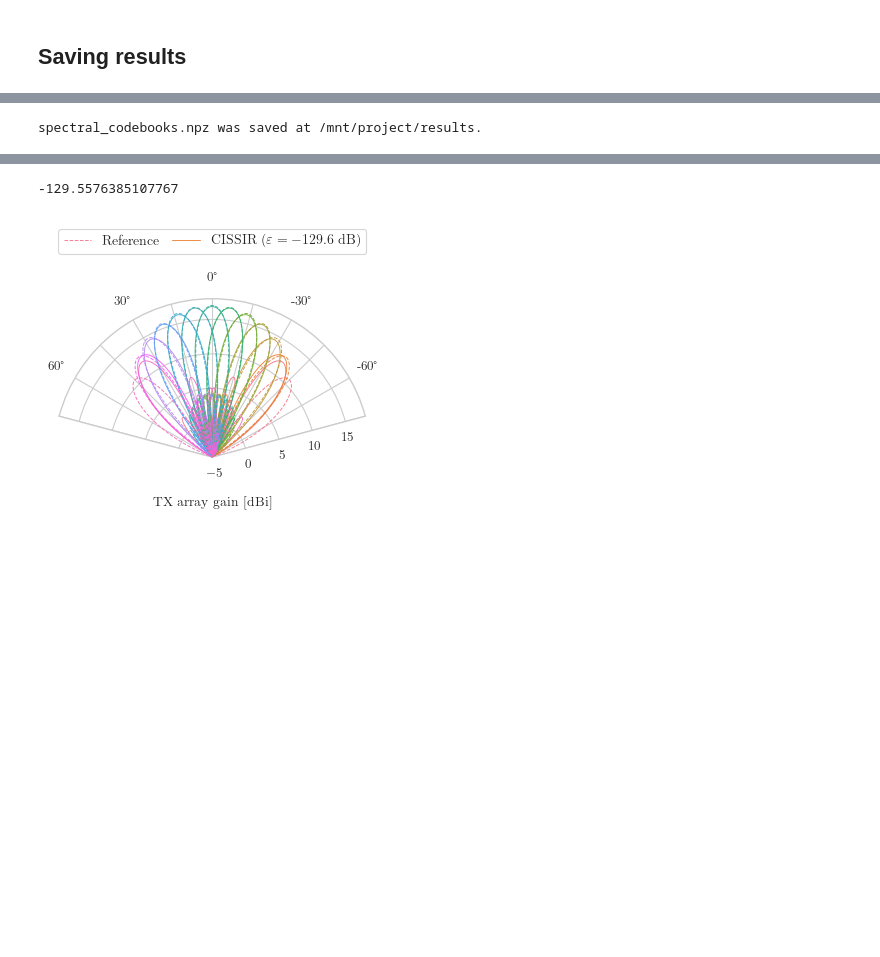
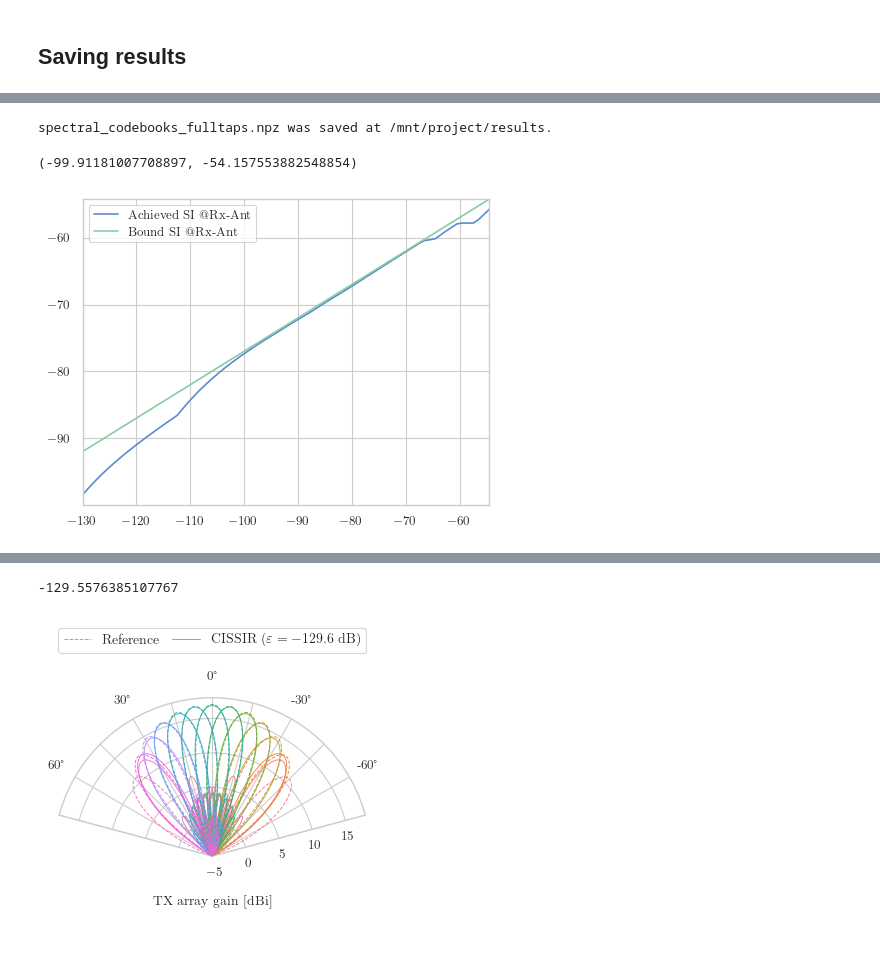
Before and after one commit to rodrihgh/CISSIR, a Jupyter notebook: notebooks/optimization/tapered_cissir.ipynb, the cells around one changed output, grey strips where cells are left out. Cells and saved outputs as stored; diff of their text form; code cells hidden in the pictures; blank space fills up the shorter version.

```diff
--- a/notebooks/optimization/tapered_cissir.ipynb
+++ b/notebooks/optimization/tapered_cissir.ipynb
@@ -233,7 +234,7 @@ rx_dev = np.array([-np.inf] + [r["rx_loss"] for r in results]).astype(float)
 
 metadata = np.array({"method": method, "phased": phased_array, "si_num_taps": si_num_taps,
                      "norm": "max"})
-fname = f"{method}_codebooks.npz"
+fname = f"{method}_codebooks_{si_num_taps}taps.npz"
 np.savez(res_path/fname, si_tgt=si_values,
          si_opt=si_achieved, tx_dev=tx_dev, rx_dev=rx_dev,
          rx_degrees=rx_degs, tx_degrees=tx_degs,
@@ -241,4 +242,4 @@ np.savez(res_path/fname, si_tgt=si_values,
          metadata=metadata)
 print(f"{fname} was saved at {res_path}.")
 # %% [output]
-spectral_codebooks.npz was saved at /mnt/project/results.
+spectral_codebooks_fulltaps.npz was saved at /mnt/project/results.
@@ -250,0 +246,13 @@ rx_mag = np.abs(rx_codebooks[si_mask,].flatten())*np.sqrt(N_r)
+# %%
+max_grx_db = pow2db(np.max(np.diag(h_si_rx).real))
+sat_bnd_db = np.array([np.max(cb_si_db(w_cb, w_cb, h_si_tx)) for w_cb in tx_codebooks])/2 + max_grx_db
+sat_opt_db = np.array([np.max(cb_si_db(w_cb, np.eye(N_r), h_si)) for w_cb in tx_codebooks])
+
+plt.plot(si_values, sat_opt_db, label="Achieved SI @Rx-Ant")
+plt.plot(si_values, sat_bnd_db, label="Bound SI @Rx-Ant")
+plt.legend()
+plt.xlim(-130, max(si_values))
+plt.ylim(min(sat_opt_db), max(sat_bnd_db))
+# %% [output]
+(-99.91181007708897, -54.157553882548854)
+[figure, added]
```
Also changed, not shown: parts of 8 cells of this notebook, 1 other file.
